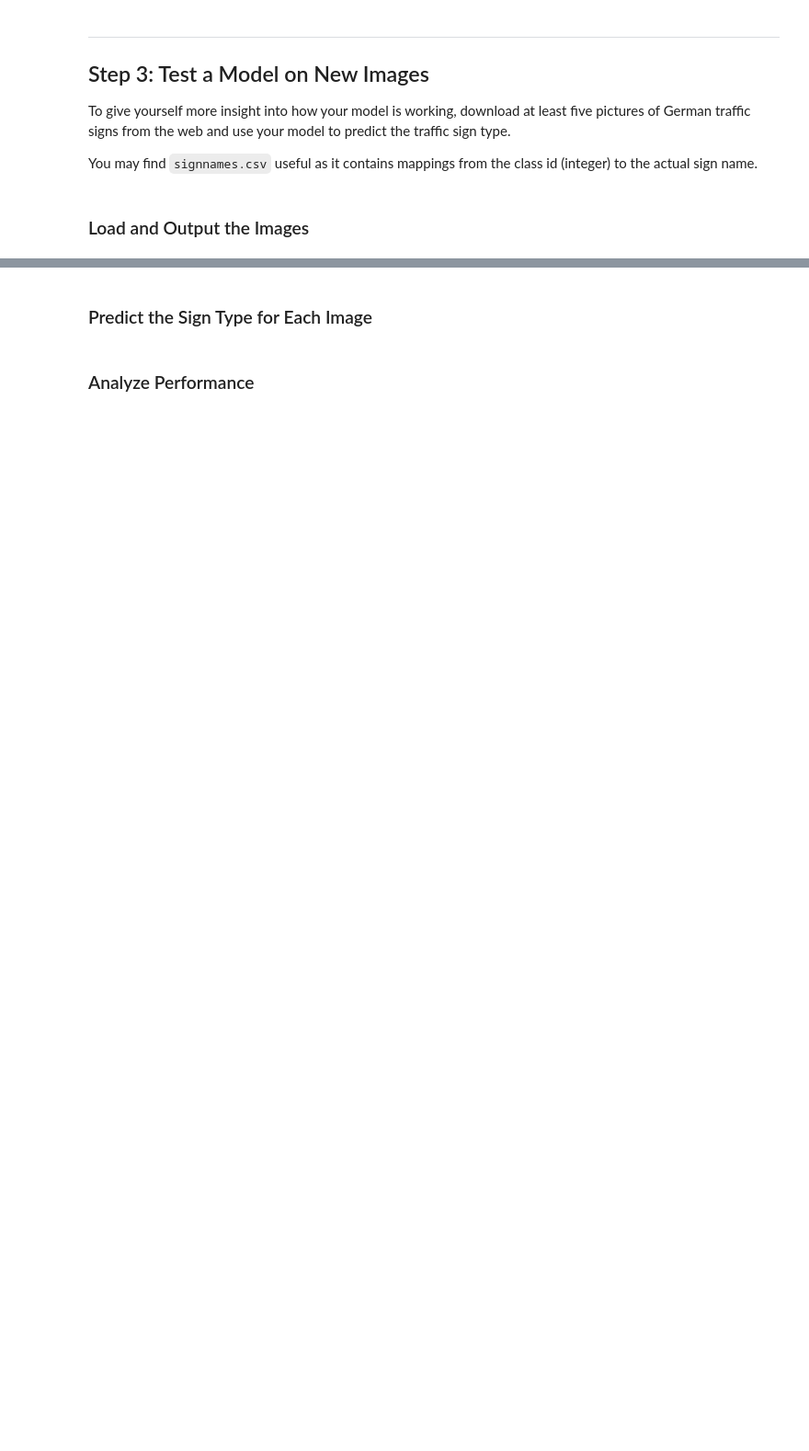
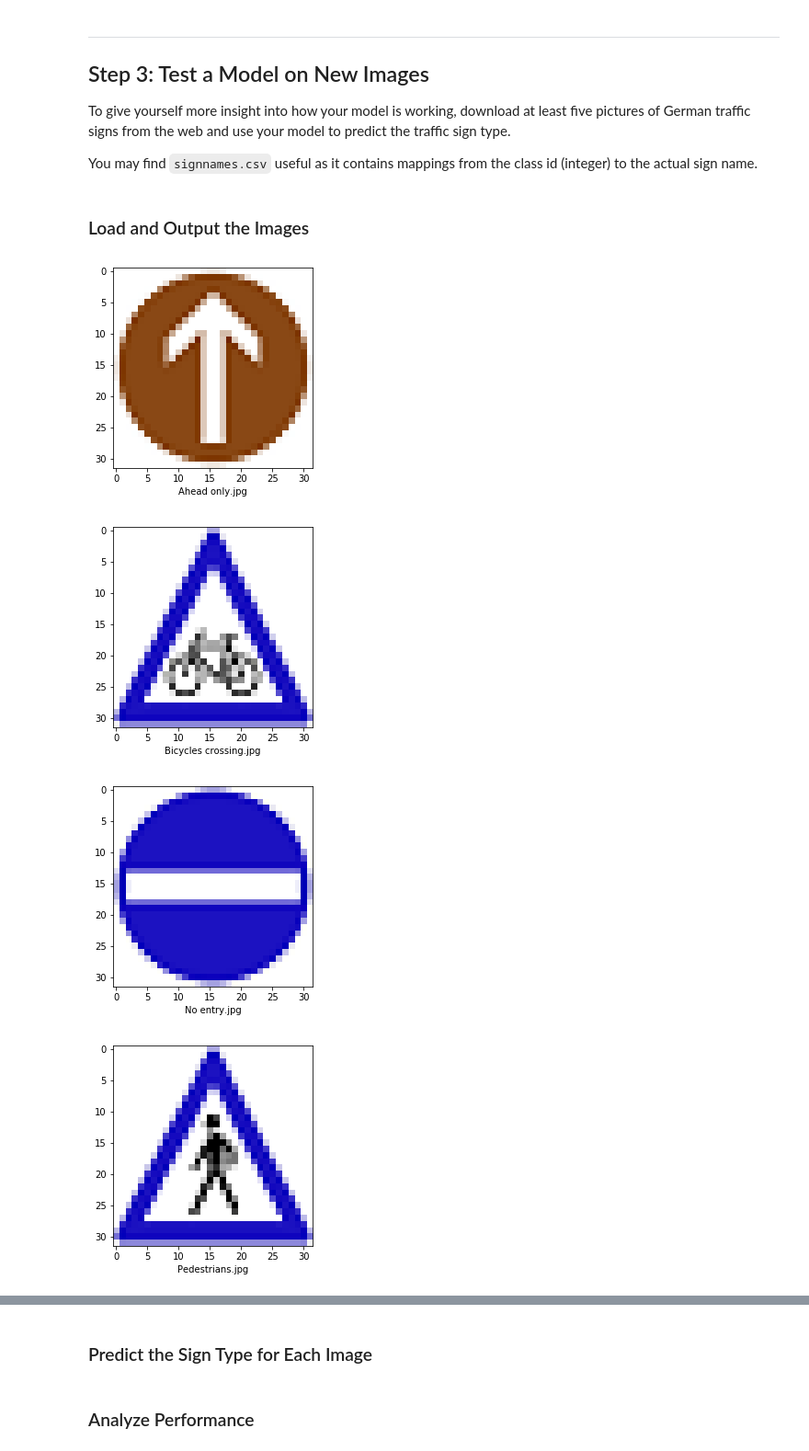
Before and after one commit to CollazzoD/-CarND-Traffic-Sign-Classifier-Project, a Jupyter notebook: Traffic_Sign_Classifier.ipynb, the cells around one changed output, grey strips where cells are left out. Shown at 92% size. Saved outputs shown, nothing was run; the diff lists cells and outputs as text; code cells hidden in the pictures; blank space fills up the shorter version.

```diff
--- a/Traffic_Sign_Classifier.ipynb
+++ b/Traffic_Sign_Classifier.ipynb
@@ -171,5 +172,9 @@ Use the code cell (or multiple code cells, if necessary) to implement the first
 ### Preprocess the data here. It is required to normalize the data. Other preprocessing steps could include
 ### converting to grayscale, etc.
 ### Feel free to use as many code cells as needed.
+
+# Shuffle Data
+from sklearn.utils import shuffle
+X_train, y_train = shuffle(X_train, y_train)
 # %% [markdown]
 ### Model Architecture
@@ -202,0 +350,35 @@ You may find `signnames.csv` useful as it contains mappings from the class id (i
+# %%
+### Load the images and plot them here.
+### Feel free to use as many code cells as needed.
+
+import os
+import matplotlib.image as mpimg
+import cv2
+
+my_images = []
+my_labels = []
+myFolder = 'myTrafficSigns'
+signnames = pd.read_csv('signnames.csv')
+# I'm assuming that the name of the image is the same
+# as the traffic sign it represents
+for i, img in enumerate(os.listdir(myFolder)):
+    # Load the image
+    image = cv2.imread(myFolder + '/' + img)
+    my_images.append(image)
+
+    # Plot the image
+    plt.figure()
+    plt.xlabel(img)
+    plt.imshow(image)
+
+    # Get the label
+    sign_name = img.split('.')[0] # Remove file extension
+    label = signnames[signnames['SignName'] == sign_name]['ClassId'].values[0]
+    my_labels.append(label)
+
+my_images = np.asarray(my_images)
+# %% [output]
+[figure, added]
+[figure, added]
+[figure, added]
+[figure, added]
```
Also changed, not shown: parts of 11 cells of this notebook.
